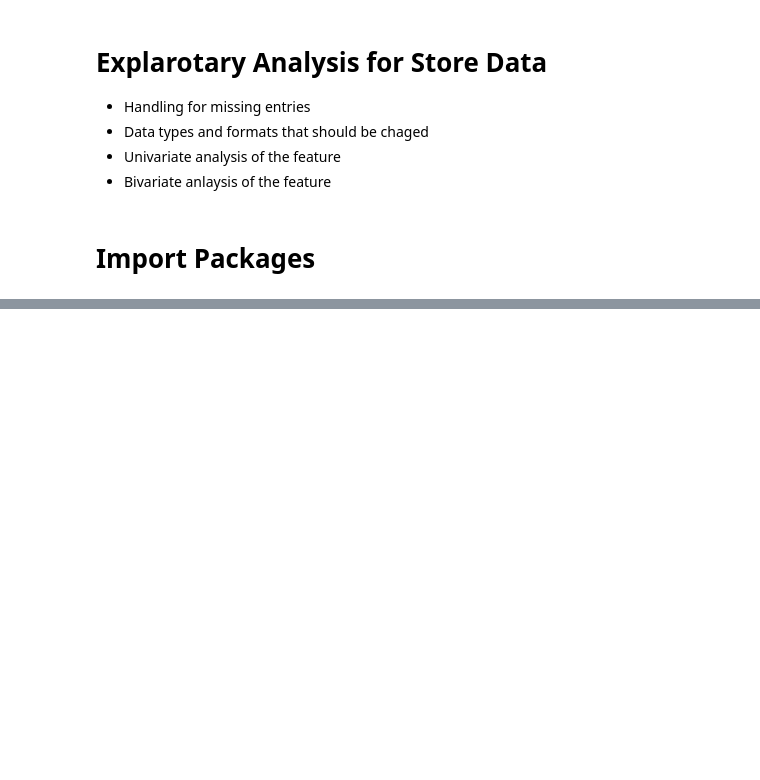
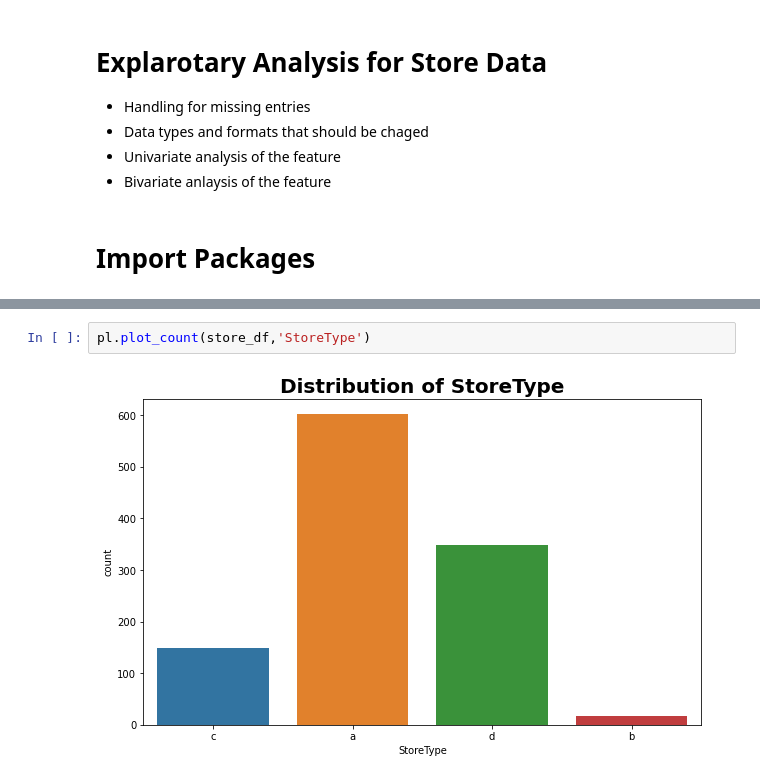
Before and after one commit to degagawolde/pharmaceutical-sales-prediction, a Jupyter notebook: notebooks/StoreDataExploration.ipynb, the cells around one changed output, grey strips where cells are left out. Drawn from its saved outputs; the diff is of its cells as text; blank space fills up the shorter version.

```diff
--- a/notebooks/StoreDataExploration.ipynb
+++ b/notebooks/StoreDataExploration.ipynb
@@ -48,0 +115,4 @@ bivariate
+# %%
+pl.plot_count(store_df,'StoreType')
+# %% [output]
+[figure, added]
```
Also changed, not shown: parts of 39 cells of this notebook, 22 other files.
